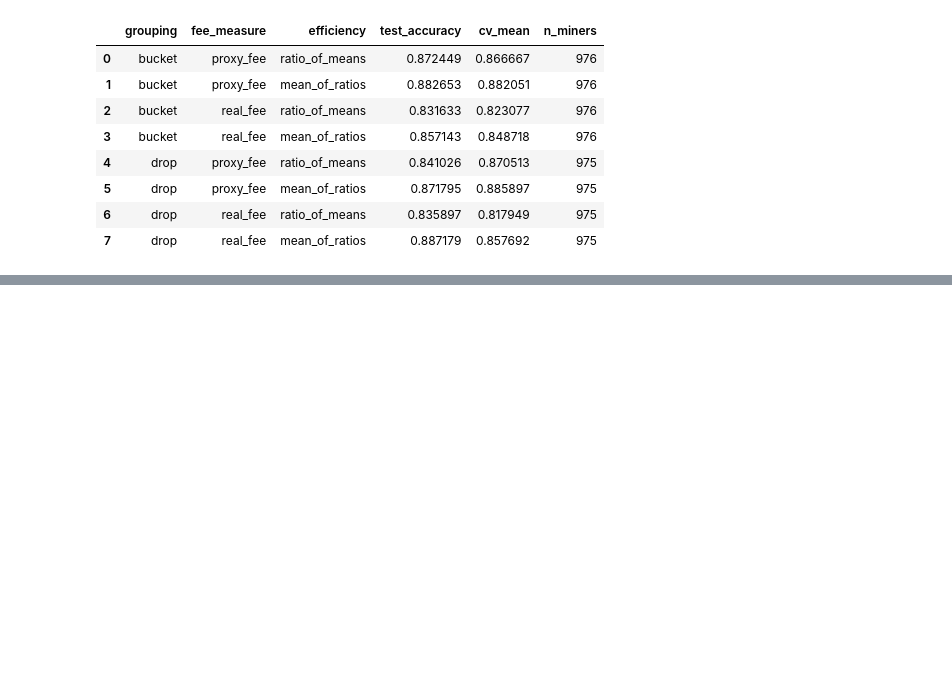
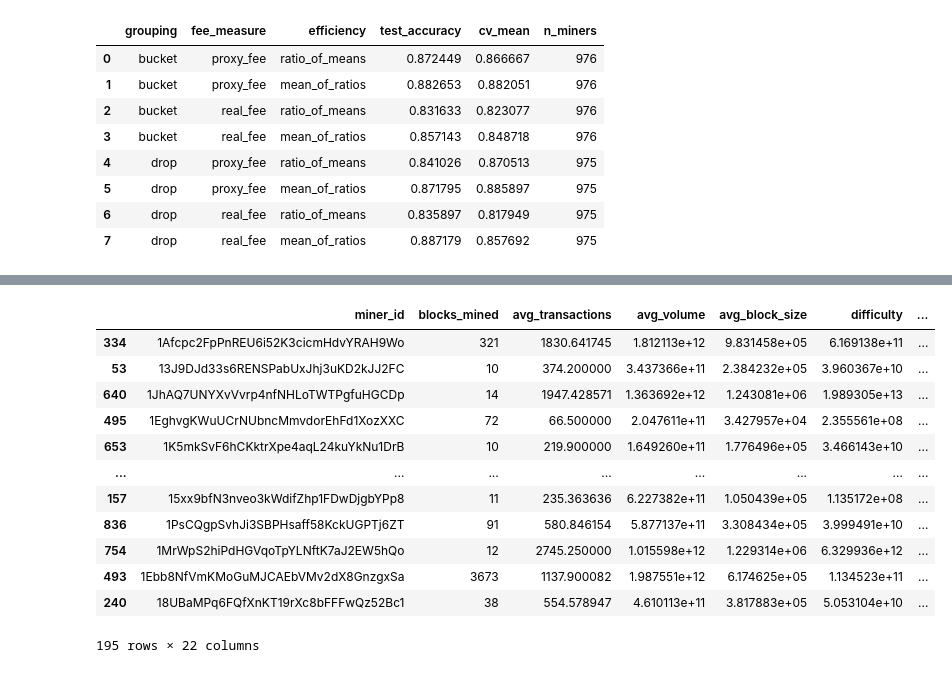
Before and after one commit to Kwokym111/poai_simulation, a Jupyter notebook: src/miner_attribution_preprocess.ipynb, the cells around one changed output, grey strips where cells are left out. Saved outputs shown, nothing was run; the diff lists cells and outputs as text; code cells hidden in the pictures; blank space fills up the shorter version.

```diff
--- a/src/miner_attribution_preprocess.ipynb
+++ b/src/miner_attribution_preprocess.ipynb
@@ -664,0 +793,17 @@ results_log_v2_df
+# %%
+X_test_raw['is_correct'] = X_test_raw['predicted_label'] == X_test_raw['label_mor']
+X_test_raw
+# %% [output]
+|  | miner_id | blocks_mined | avg_transactions | avg_volume | avg_block_size | difficulty | ... |
+| 334 | 1Afcpc2FpPnREU6i52K3cicmHdvYRAH9Wo | 321 | 1830.641745 | 1.812113e+12 | 9.831458e+05 | 6.169138e+11 | ... |
+| 53 | 13J9DJd33s6RENSPabUxJhj3uKD2kJJ2FC | 10 | 374.200000 | 3.437366e+11 | 2.384232e+05 | 3.960367e+10 | ... |
+| 640 | 1JhAQ7UNYXvVvrp4nfNHLoTWTPgfuHGCDp | 14 | 1947.428571 | 1.363692e+12 | 1.243081e+06 | 1.989305e+13 | ... |
+| 495 | 1EghvgKWuUCrNUbncMmvdorEhFd1XozXXC | 72 | 66.500000 | 2.047611e+11 | 3.427957e+04 | 2.355561e+08 | ... |
+| 653 | 1K5mkSvF6hCKktrXpe4aqL24kuYkNu1DrB | 10 | 219.900000 | 1.649260e+11 | 1.776496e+05 | 3.466143e+10 | ... |
+| ... | ... | ... | ... | ... | ... | ... | ... |
+| 157 | 15xx9bfN3nveo3kWdifZhp1FDwDjgbYPp8 | 11 | 235.363636 | 6.227382e+11 | 1.050439e+05 | 1.135172e+08 | ... |
+| 836 | 1PsCQgpSvhJi3SBPHsaff58KckUGPTj6ZT | 91 | 580.846154 | 5.877137e+11 | 3.308434e+05 | 3.999491e+10 | ... |
+| 754 | 1MrWpS2hiPdHGVqoTpYLNftK7aJ2EW5hQo | 12 | 2745.250000 | 1.015598e+12 | 1.229314e+06 | 6.329936e+12 | ... |
+| 493 | 1Ebb8NfVmKMoGuMJCAEbVMv2dX8GnzgxSa | 3673 | 1137.900082 | 1.987551e+12 | 6.174625e+05 | 1.134523e+11 | ... |
+| 240 | 18UBaMPq6FQfXnKT19rXc8bFFFwQz52Bc1 | 38 | 554.578947 | 4.610113e+11 | 3.817883e+05 | 5.053104e+10 | ... |
+195 rows × 22 columns
```
Also changed, not shown: parts of 31 cells of this notebook.
